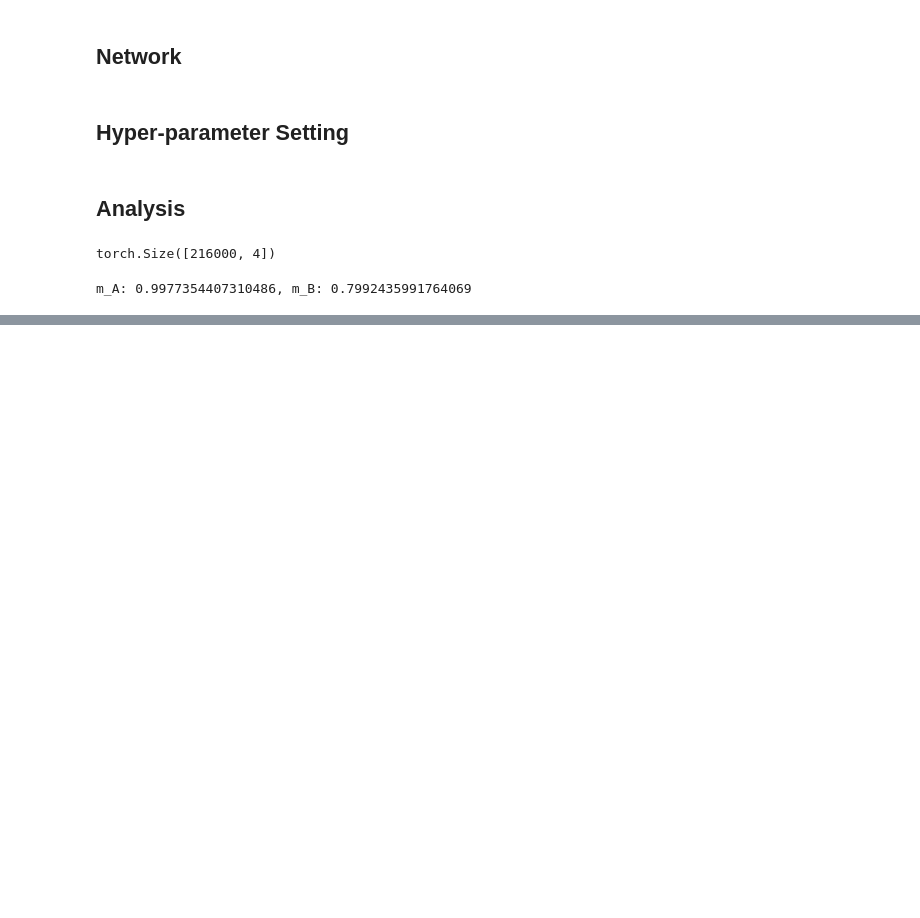
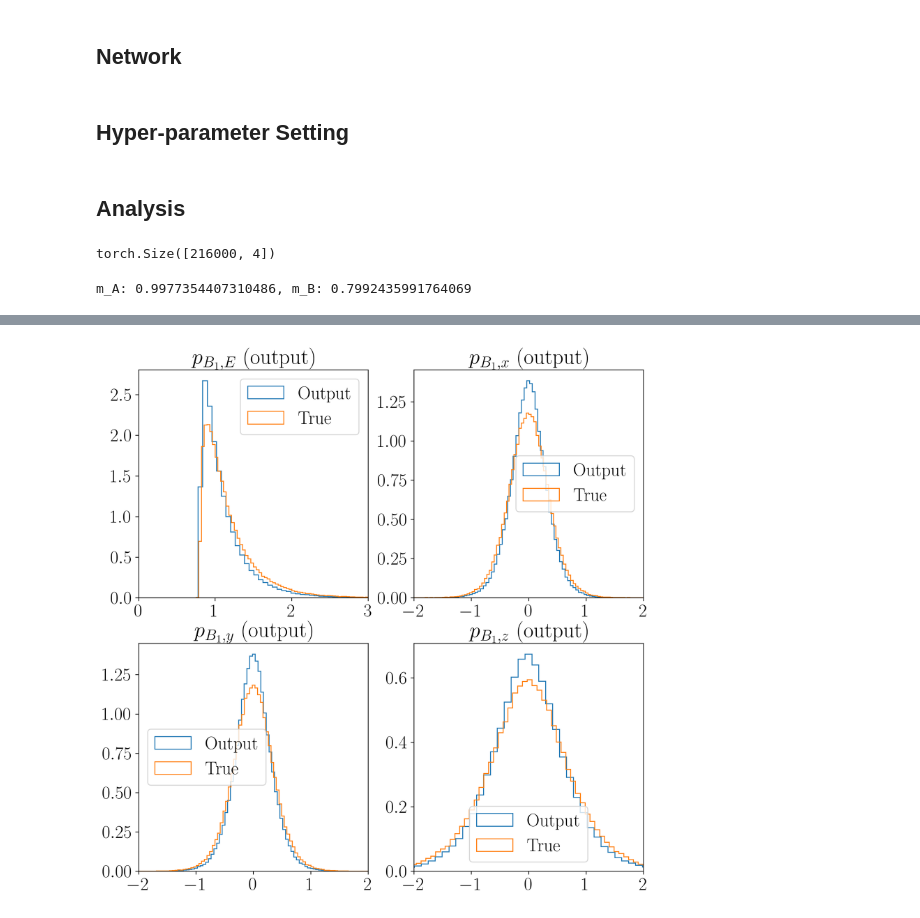
Before and after one commit to Yonsei-HEP-COSMO/DeeLeMa, a Jupyter notebook: notes/DeeLeMa (Toy)_Analysis.ipynb, the cells around one changed output, grey strips where cells are left out. Drawn from its saved outputs; the diff is of its cells as text; code cells hidden in the pictures; blank space fills up the shorter version.

```diff
--- a/notes/DeeLeMa (Toy)_Analysis.ipynb
+++ b/notes/DeeLeMa (Toy)_Analysis.ipynb
@@ -548,6 +548,12 @@ pA1_out = pa1 + pB1_out
 pA2_out = pa2 + pB2_out
 pT_out  = (pA1_out + pA2_out)[:,1:3]
 
+pB1 = pb1 + qc1
+pB2 = pb2 + qc2
+pA1 = pa1 + pB1
+pA2 = pa2 + pB2
+pT  = (pA1 + pA2)[:,1:3]
+
 mA1_out = Mass(pA1_out)
 mA2_out = Mass(pA2_out)
 mB1_out = Mass(pB1_out)
@@ -584,0 +647,28 @@ plt.show()
+# %%
+target_out = pB1_out
+target_true = pB1
+fig, axs = plt.subplots(2,2, figsize=(10, 10), dpi=300)
+axs[0,0].hist(target_out[:,0], histtype='step', bins=100, density=True, label='Output')
+axs[0,0].hist(target_true[:,0], histtype='step', density=True, bins=100, label='True')
+axs[0,0].set_xlim(0, 3)
+axs[0,0].set_title(r"$p_{B_1, E}$ (output)")
+axs[0,0].legend()
+axs[0,1].hist(target_out[:,1], histtype='step', bins=100, density=True, label='Output')
+axs[0,1].hist(target_true[:,1], histtype='step', bins=100, density=True, label='True')
+axs[0,1].set_xlim(-2, 2)
+axs[0,1].set_title(r"$p_{B_1, x}$ (output)")
+axs[0,1].legend()
+axs[1,0].hist(target_out[:,2], histtype='step', bins=100, density=True, label='Output')
+axs[1,0].hist(target_true[:,2], histtype='step', bins=100, density=True, label='True')
+axs[1,0].set_xlim(-2, 2)
+axs[1,0].set_title(r"$p_{B_1, y}$ (output)")
+axs[1,0].legend()
+axs[1,1].hist(target_out[:,3], histtype='step', bins=100, density=True, label='Output')
+axs[1,1].hist(target_true[:,3], histtype='step', bins=100, density=True, label='True')
+axs[1,1].set_xlim(-2, 2)
+axs[1,1].set_title(r"$p_{B_1, z}$ (output)")
+axs[1,1].legend()
+plt.savefig("01_DeeLeMa_Toy_pB1.png")
+plt.show()
+# %% [output]
+[figure, added]
```
Also changed, not shown: parts of 5 cells of this notebook, 6 other files.
